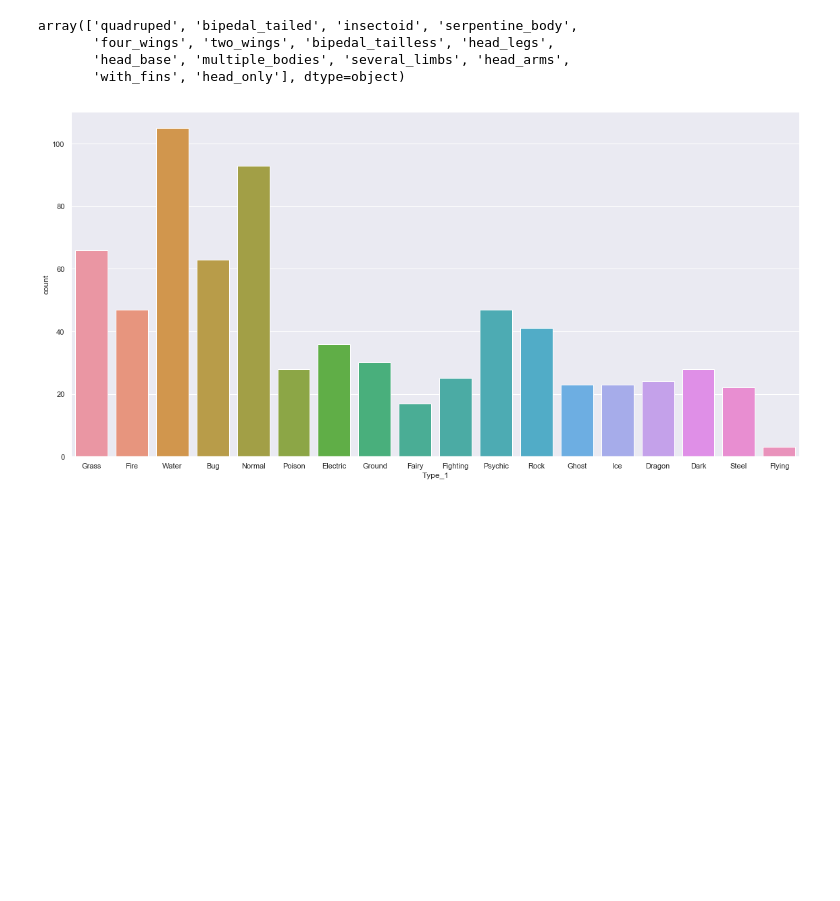
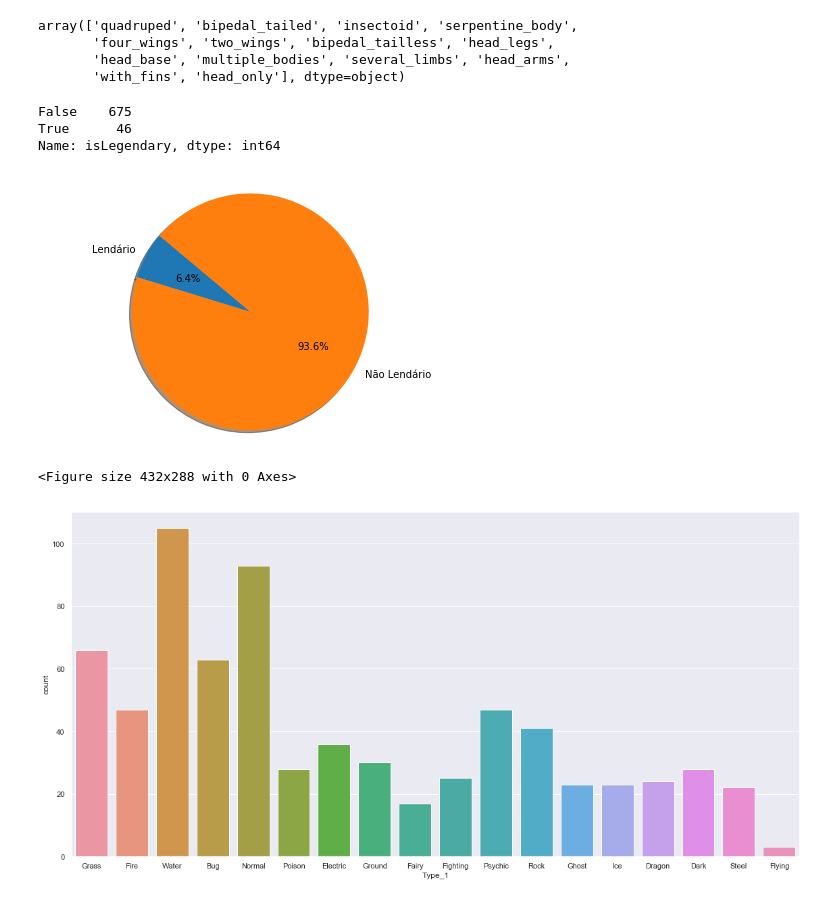
Before and after one commit to brunolmourao/machine-learning, a Jupyter notebook: Trabalho Final/Trabalho Final.ipynb, the cells around one changed output. Drawn from its saved outputs; the diff is of its cells as text; code cells hidden in the pictures; blank space fills up the shorter version.

```diff
--- a/Trabalho Final/Trabalho Final.ipynb
+++ b/Trabalho Final/Trabalho Final.ipynb
@@ -154,6 +154,24 @@ array(['quadruped', 'bipedal_tailed', 'insectoid', 'serpentine_body',
        'four_wings', 'two_wings', 'bipedal_tailless', 'head_legs',
        'head_base', 'multiple_bodies', 'several_limbs', 'head_arms',
        'with_fins', 'head_only'], dtype=object)
+# %%
+dataset['isLegendary'].value_counts()
+# %% [output]
+False    675
+True      46
+Name: isLegendary, dtype: int64
+# %%
+labels = ['Lendário','Não Lendário']
+sizes = ['46','675']
+
+plt.pie(sizes,labels=labels,autopct='%1.1f%%', shadow=True, startangle=140)
+
+plt.axis('equal')
+plt.show()
+plt.savefig('isLegendary.png')
+# %% [output]
+[figure, added]
+<Figure size 432x288 with 0 Axes>
 # %%
 fig= plt.figure(figsize=(16,8))
 sns.set(style="darkgrid")
```
Also changed, not shown: parts of 13 cells of this notebook, 4 other files.
